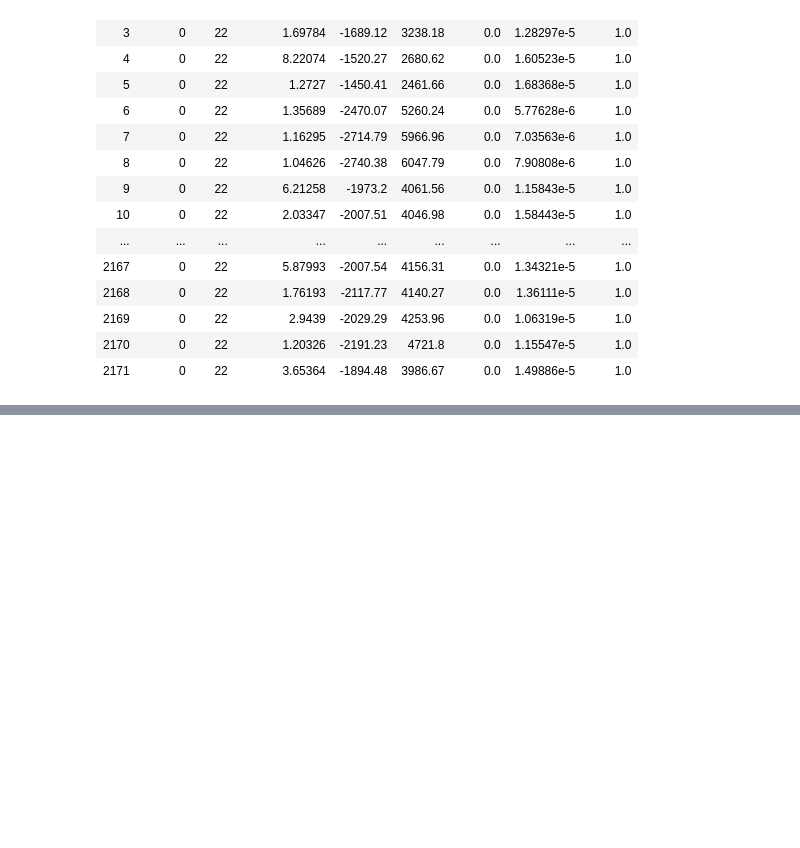
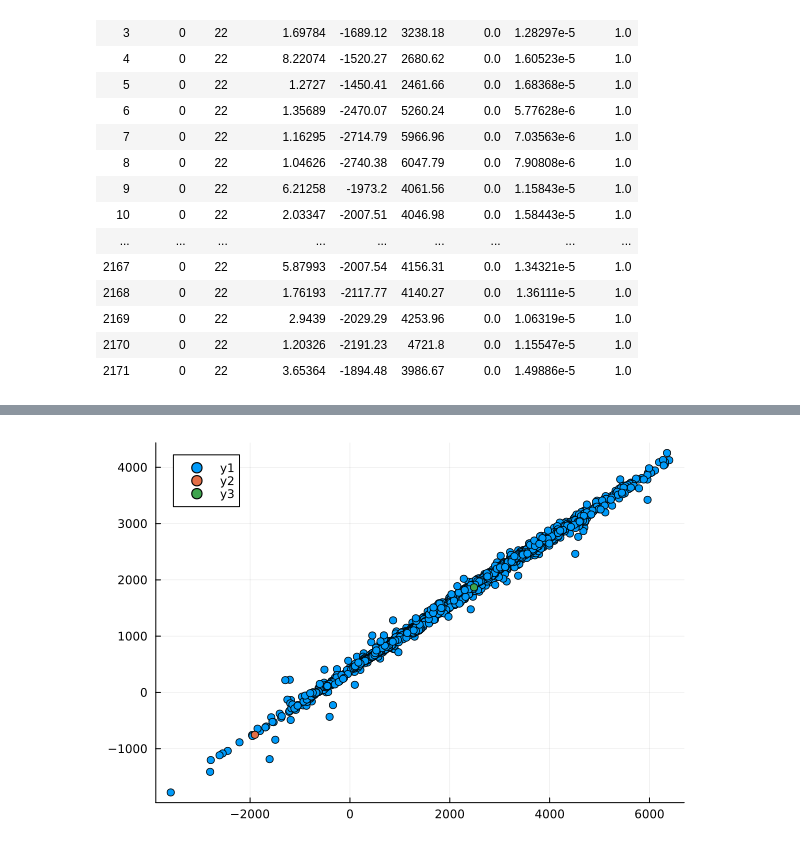
Before and after one commit to frannygalvan/Neutrino, a Jupyter notebook: Desktop/TAMBO/Neutrino_Plot/mle_true_data.ipynb, the cells around one changed output, grey strips where cells are left out. Cells and saved outputs as stored; diff of their text form; code cells hidden in the pictures; blank space fills up the shorter version.

Commit message:
Properly calculated values for time function.

```diff
--- a/Desktop/TAMBO/Neutrino_Plot/mle_true_data.ipynb
+++ b/Desktop/TAMBO/Neutrino_Plot/mle_true_data.ipynb
@@ -97,0 +50,25 @@ expected_signal_time (generic function with 2 methods)
+# %%
+# Define the vectors and rotation matrix
+normal_vector = [0.45217398524533681 -0.3661629880519191 0.81330397346148509]
+x_axis = [0.0 -0.91184756344828699 -0.41052895273466672]
+y_axis = [0.89192975455881607 0.18563051261662877 -0.41231374670066206]
+
+rotation_matrix = vcat(x_axis, y_axis, normal_vector)
+
+# Extract the columns as vectors and stack them into a matrix
+coords = hcat(particle_data.x, particle_data.y, particle_data.z)
+
+# Apply the rotation matrix
+rotated_positions = inv(rotation_matrix) * transpose(coords)
+
+# Function to calculate arithmetic mean position
+function calculate_mean_position(df)
+    mean_x = mean(df[1,:])
+    mean_y = mean(df[2,:])
+    mean_z = mean(df[3,:])
+    return (x=mean_x, y=mean_y, z=mean_z)
+end
+
+# Calculate the core position as the arithmetic mean of particle positions
+core_position = calculate_mean_position(rotated_positions)
+println("Calculated core position: $(core_position)")
@@ -97,0 +97,6 @@ expected_signal_time (generic function with 2 methods)
+# %%
+scatter(rotated_positions[1,:],rotated_positions[2,:])
+scatter!((-1904,-753))
+scatter!((2485.30829674464,1867.8751468942435))
+# %% [output]
+[figure, added]
```
Also changed, not shown: parts of 14 cells of this notebook.
